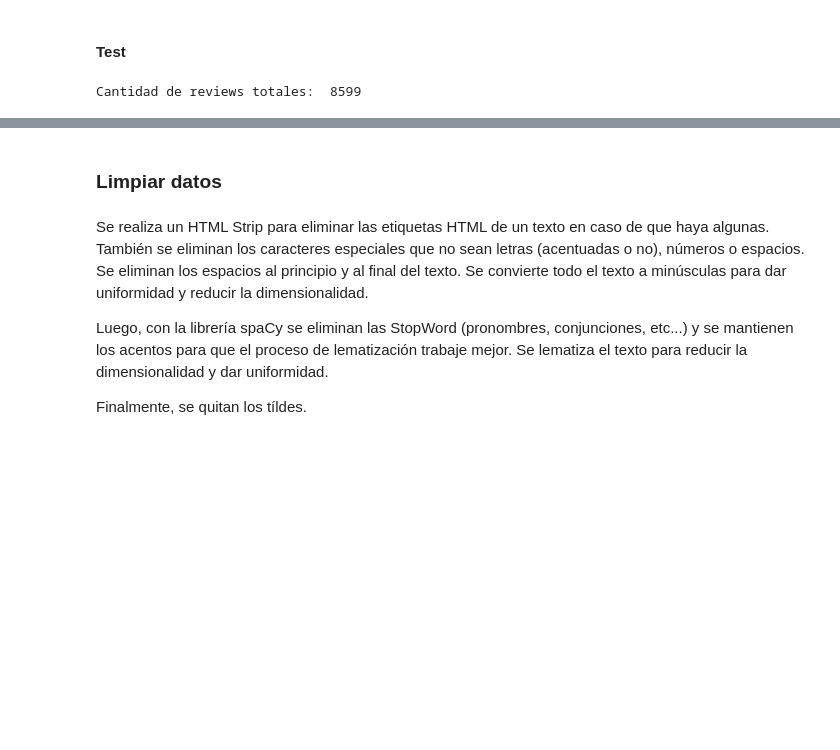
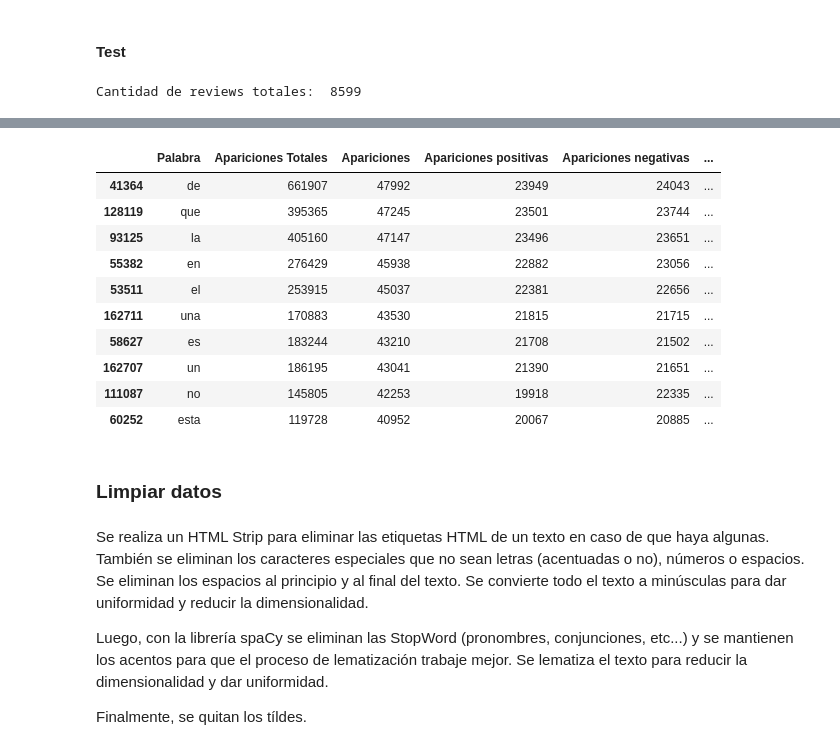
Before and after one commit to InspectorDave/OrgaDeDatos-TPs, a Jupyter notebook: TP2/7506R_TP2_GRUPO11_ENTREGA_N0.ipynb, the cells around one changed output, grey strips where cells are left out. Cells and saved outputs as stored; diff of their text form; code cells hidden in the pictures; blank space fills up the shorter version.

Commit message:
refactor: N0 Ok + bag of words + minor adjustments

```diff
--- a/TP2/7506R_TP2_GRUPO11_ENTREGA_N0.ipynb
+++ b/TP2/7506R_TP2_GRUPO11_ENTREGA_N0.ipynb
@@ -63,3 +101,51 @@ Cantidad de reviews totales:  8599
+# %%
+matrizSiAparece = matrizApariciones.toarray()
+matrizApariciones = matrizApariciones.toarray()
+# %%
+matrizSiAparece[matrizSiAparece > 0] = 1
+# %%
+words_df = pd.DataFrame()
+words_df['Palabra'] = vectorizerTotal.get_feature_names_out()
+words_df['Apariciones Totales'] = matrizApariciones.sum(
+    axis=0).tolist()  # Cuántas veces aparece la palabra
+words_df['Apariciones'] = matrizSiAparece.sum(axis=0).tolist()  # En cuántas reviews aparece la palabra
+# %%
+# Se cuentan en cuántas reviews positivas aparece cada palabra
+listaAparicionesPositivas = np.zeros(
+    shape=len(matrizSiAparece[0])).astype('int32')
+for i in range(reviews_train.shape[0]):
+    if (reviews_train.iloc[i]['sentimiento'] == 'positivo'):
+        listaAparicionesPositivas += matrizSiAparece[i]
+
+# Se cuentan en cuántas reviews negativas aparece cada palabra
+listaAparicionesNegativas = np.zeros(
+    shape=len(matrizSiAparece[0])).astype('int32')
+for i in range(reviews_train.shape[0]):
+    if (reviews_train.iloc[i]['sentimiento'] == 'negativo'):
+        listaAparicionesNegativas += matrizSiAparece[i]
+# %%
+words_df['Apariciones positivas'] = listaAparicionesPositivas
+words_df['Apariciones negativas'] = listaAparicionesNegativas
+words_df['Fracción apariciones positivas'] = words_df['Apariciones positivas'] / \
+    words_df['Apariciones']
+words_df['Fracción apariciones negativas'] = words_df['Apariciones negativas'] / \
+    words_df['Apariciones']
+words_df['Tasa de positividad'] = (
+    words_df['Apariciones positivas'] - words_df['Apariciones negativas']) / words_df['Apariciones']
+words_df.sort_values(by='Apariciones', inplace=True, ascending=False)
+words_df.head(10)
+# %% [output]
+|  | Palabra | Apariciones Totales | Apariciones | Apariciones positivas | Apariciones negativas | ... |
+| 41364 | de | 661907 | 47992 | 23949 | 24043 | ... |
+| 128119 | que | 395365 | 47245 | 23501 | 23744 | ... |
+| 93125 | la | 405160 | 47147 | 23496 | 23651 | ... |
+| 55382 | en | 276429 | 45938 | 22882 | 23056 | ... |
+| 53511 | el | 253915 | 45037 | 22381 | 22656 | ... |
+| 162711 | una | 170883 | 43530 | 21815 | 21715 | ... |
+| 58627 | es | 183244 | 43210 | 21708 | 21502 | ... |
+| 162707 | un | 186195 | 43041 | 21390 | 21651 | ... |
+| 111087 | no | 145805 | 42253 | 19918 | 22335 | ... |
+| 60252 | esta | 119728 | 40952 | 20067 | 20885 | ... |
 # %% [markdown]
 ### Limpiar datos
 # %% [markdown]
```
Also changed, not shown: parts of 10 cells of this notebook, 2 other files.
